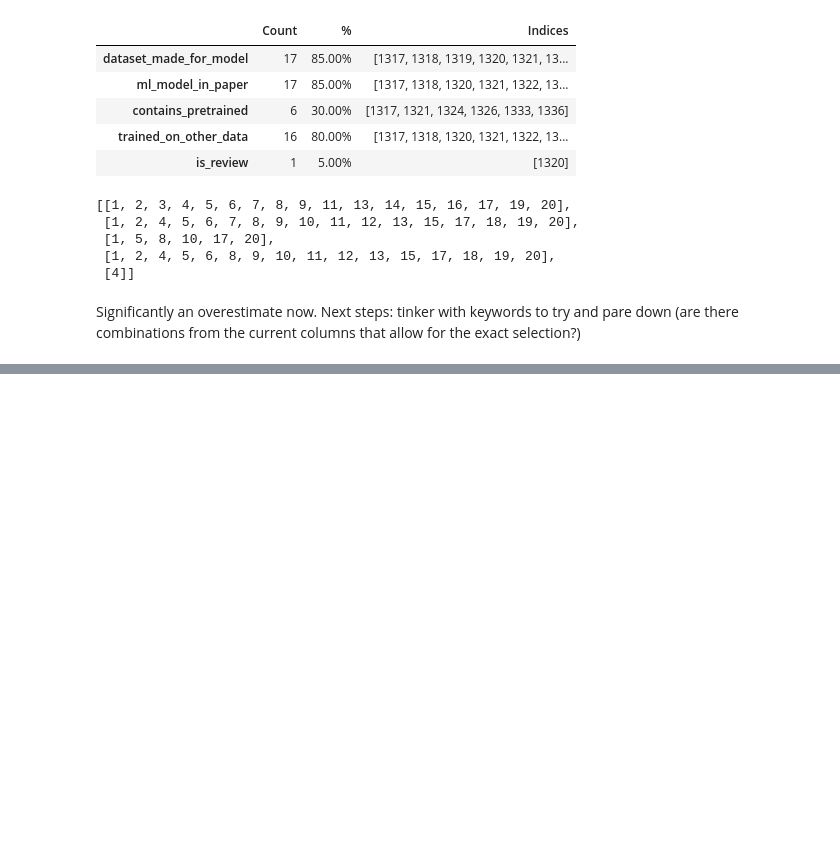
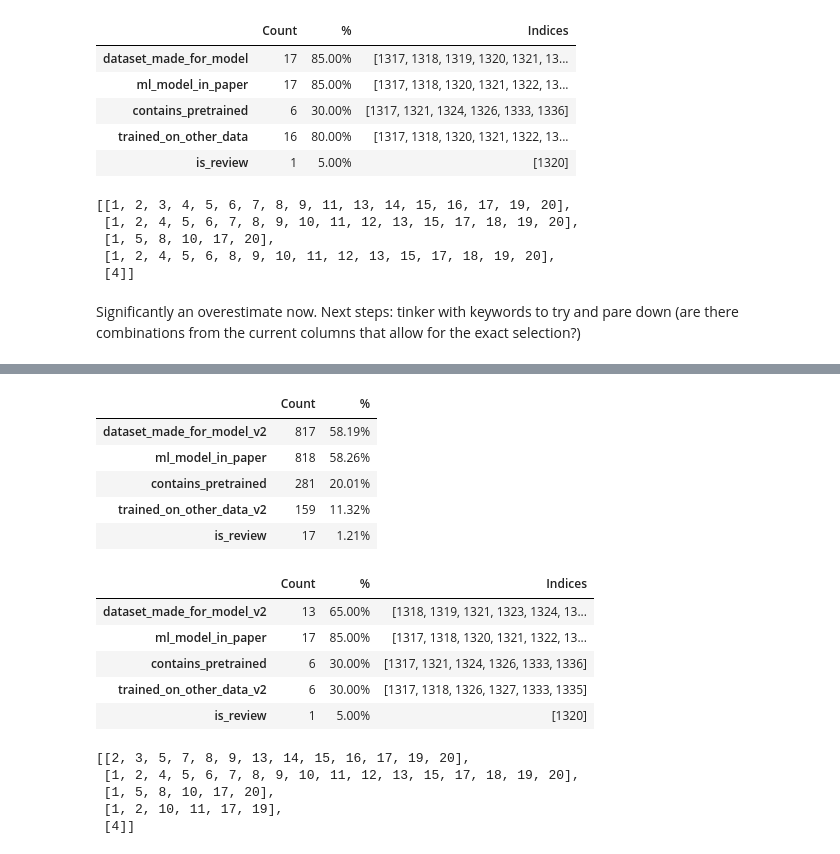
Before and after one commit to audtree/labeler-bias, a Jupyter notebook: prelim-analysis.ipynb, the cells around one changed output, grey strips where cells are left out. Drawn from its saved outputs; the diff is of its cells as text; code cells hidden in the pictures; blank space fills up the shorter version.

```diff
--- a/prelim-analysis.ipynb
+++ b/prelim-analysis.ipynb
@@ -292,0 +346,55 @@ Significantly an overestimate now. Next steps: tinker with keywords to try and p
+# %%
+# Modified columns - version 2, remove the below
+# Datasets made for models
+dataset_made_for_model_cols_v2 = ['acm_dataset_TitleOnly',
+                               'acm_we+collect_Fulltext',
+                               'acm_we+collected_Fulltext',
+                               'acm_we+annotate_Fulltext',
+                               'acm_we+annotated_Fulltext',
+                               'acm_dataset+collected_Fulltext'
+                                # 'acm_data+collection_Fulltext'
+                               ]
+df['dataset_made_for_model_v2'] = df[dataset_made_for_model_cols_v2].any(axis=1)
+
+# Trained on other data
+trained_on_other_data_cols_v2 = ['acm_benchmark+dataset_Fulltext',
+                                'acm_benchmark+datasets_Fulltext',
+                                'acm_publicly+available+data_Fulltext',
+                                'acm_publicly+available+dataset_Fulltext',
+                                'acm_external+dataset_Fulltext',
+                                'acm_external+datasets_Fulltext',
+                                'acm_existing+dataset_Fulltext',
+                                'acm_existing+datasets_Fulltext',
+                                'acm_widely+used+datasets_Fulltext',
+                                # 'acm_dataset+[_Fulltext',
+                                # 'acm_datasets+[_Fulltext',
+                                'acm_datasets+used_Fulltext']
+df['trained_on_other_data_v2'] = df[trained_on_other_data_cols_v2].any(axis=1)
+
+# Re-print summary to check for reduced count, false negatives and positives
+cols_v2 = ['dataset_made_for_model_v2', 'ml_model_in_paper', 'contains_pretrained', 'trained_on_other_data_v2', 'is_review']
+print_summary_df(cols_v2, df)
+
+v8i1_df = df[(df['volume'] == 8) & (df['number'] == 1)]
+print_summary_withindices_df(cols_v2, v8i1_df[:20])
+
+# Actual Paper Numbers
+v8i1_df[:20][cols_v2].apply(lambda x: (x.index[x]-1316).to_list()).to_list()
+# %% [output]
+|  | Count | % |
+| dataset_made_for_model_v2 | 817 | 58.19% |
+| ml_model_in_paper | 818 | 58.26% |
+| contains_pretrained | 281 | 20.01% |
+| trained_on_other_data_v2 | 159 | 11.32% |
+| is_review | 17 | 1.21% |
+|  | Count | % | Indices |
+| dataset_made_for_model_v2 | 13 | 65.00% | [1318, 1319, 1321, 1323, 1324, 13... |
+| ml_model_in_paper | 17 | 85.00% | [1317, 1318, 1320, 1321, 1322, 13... |
+| contains_pretrained | 6 | 30.00% | [1317, 1321, 1324, 1326, 1333, 1336] |
+| trained_on_other_data_v2 | 6 | 30.00% | [1317, 1318, 1326, 1327, 1333, 1335] |
+| is_review | 1 | 5.00% | [1320] |
+[[2, 3, 5, 7, 8, 9, 13, 14, 15, 16, 17, 19, 20],
+ [1, 2, 4, 5, 6, 7, 8, 9, 10, 11, 12, 13, 15, 17, 18, 19, 20],
+ [1, 5, 8, 10, 17, 20],
+ [1, 2, 10, 11, 17, 19],
+ [4]]
```
Also changed, not shown: parts of 8 cells of this notebook.
